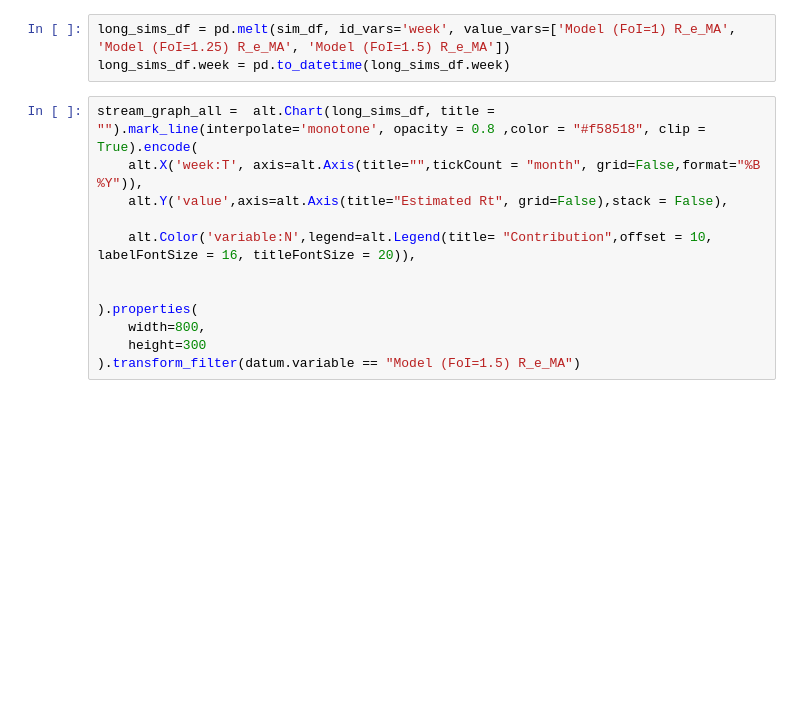
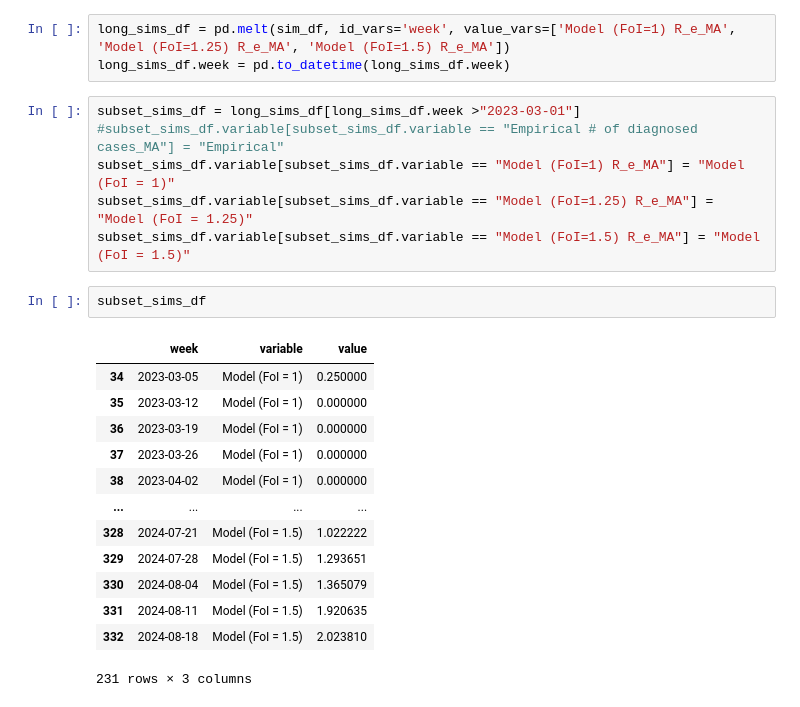
Before and after one commit to blab/mpox-la, a Jupyter notebook: scripts/skyline_ne.ipynb, the cells around one changed output. Drawn from its saved outputs; the diff is of its cells as text; blank space fills up the shorter version.

Commit message:
organizing notebooks, adding in new figures, fixing up evofr estimates

```diff
--- a/scripts/skyline_ne.ipynb
+++ b/scripts/skyline_ne.ipynb
@@ -824,15 +823,25 @@ sim_df.head()
 # %%
 long_sims_df = pd.melt(sim_df, id_vars='week', value_vars=['Model (FoI=1) R_e_MA', 'Model (FoI=1.25) R_e_MA', 'Model (FoI=1.5) R_e_MA'])
 long_sims_df.week = pd.to_datetime(long_sims_df.week)
-# %%
-stream_graph_all =  alt.Chart(long_sims_df, title = "").mark_line(interpolate='monotone', opacity = 0.8 ,color = "#f58518", clip = True).encode(
-    alt.X('week:T', axis=alt.Axis(title="",tickCount = "month", grid=False,format="%B %Y")),
-    alt.Y('value',axis=alt.Axis(title="Estimated Rt", grid=False),stack = False),
-
-    alt.Color('variable:N',legend=alt.Legend(title= "Contribution",offset = 10, labelFontSize = 16, titleFontSize = 20)),
-
-
-).properties(
-    width=800,
-    height=300
-).transform_filter(datum.variable == "Model (FoI=1.5) R_e_MA")
+# %%
+subset_sims_df = long_sims_df[long_sims_df.week >"2023-03-01"]
+#subset_sims_df.variable[subset_sims_df.variable == "Empirical # of diagnosed cases_MA"] = "Empirical"
+subset_sims_df.variable[subset_sims_df.variable == "Model (FoI=1) R_e_MA"] = "Model (FoI = 1)"
+subset_sims_df.variable[subset_sims_df.variable == "Model (FoI=1.25) R_e_MA"] = "Model (FoI = 1.25)"
+subset_sims_df.variable[subset_sims_df.variable == "Model (FoI=1.5) R_e_MA"] = "Model (FoI = 1.5)"
+# %%
+subset_sims_df
+# %% [output]
+|  | week | variable | value |
+| 34 | 2023-03-05 | Model (FoI = 1) | 0.250000 |
+| 35 | 2023-03-12 | Model (FoI = 1) | 0.000000 |
+| 36 | 2023-03-19 | Model (FoI = 1) | 0.000000 |
+| 37 | 2023-03-26 | Model (FoI = 1) | 0.000000 |
+| 38 | 2023-04-02 | Model (FoI = 1) | 0.000000 |
+| ... | ... | ... | ... |
+| 328 | 2024-07-21 | Model (FoI = 1.5) | 1.022222 |
+| 329 | 2024-07-28 | Model (FoI = 1.5) | 1.293651 |
+| 330 | 2024-08-04 | Model (FoI = 1.5) | 1.365079 |
+| 331 | 2024-08-11 | Model (FoI = 1.5) | 1.920635 |
+| 332 | 2024-08-18 | Model (FoI = 1.5) | 2.023810 |
+231 rows × 3 columns
```
Also changed, not shown: parts of 16 cells of this notebook, 15 other files.
